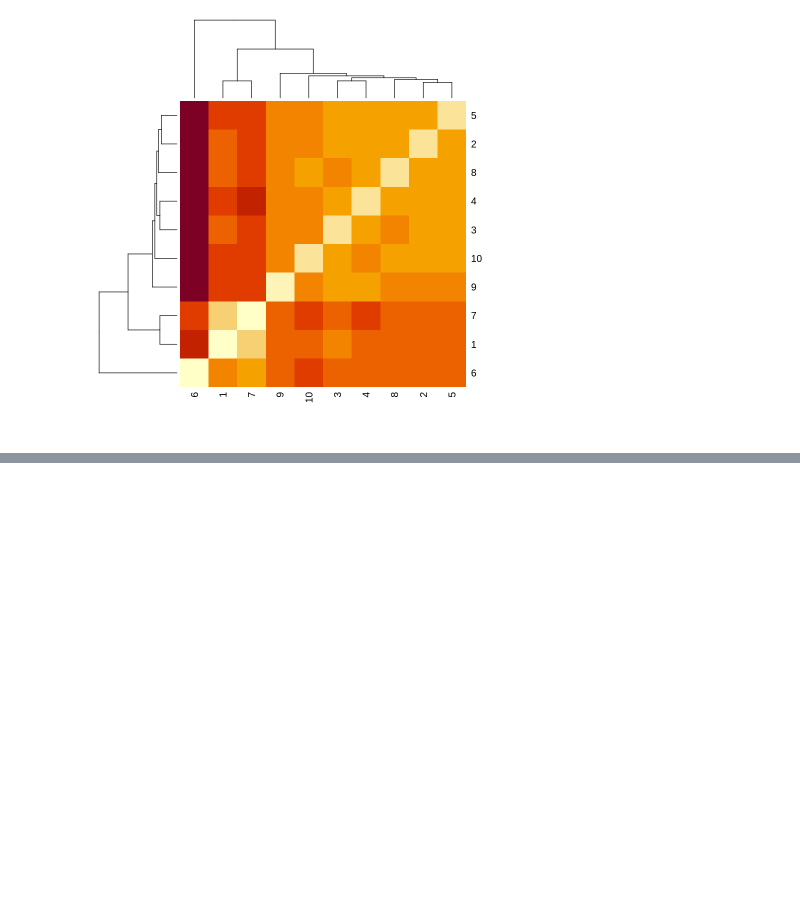
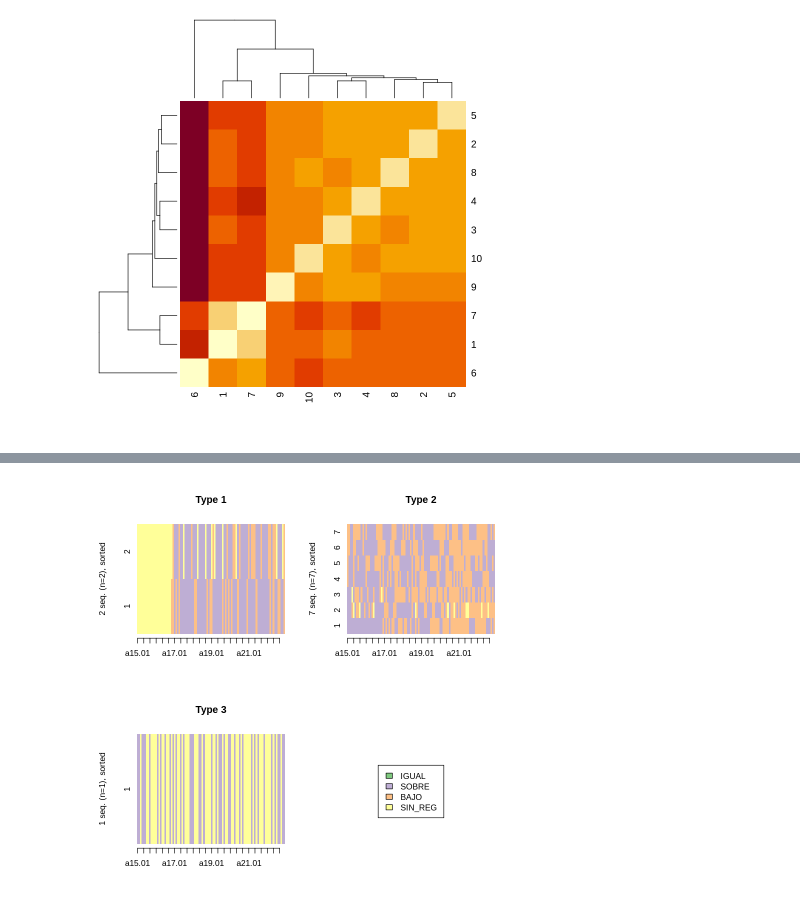
Before and after one commit to RodrigoEduard/TFMviu, a Jupyter notebook: RTraMineR_Norte_Grande.ipynb, the cells around one changed output, grey strips where cells are left out. Drawn from its saved outputs; the diff is of its cells as text; code cells hidden in the pictures; blank space fills up the shorter version.

```diff
--- a/RTraMineR_Norte_Grande.ipynb
+++ b/RTraMineR_Norte_Grande.ipynb
@@ -133,0 +143,4 @@ heatmap(dist.om1)
+# %%
+seqIplot(TRAN.seq, group = cl1.4fac, sortv = "from.start")
+# %% [output]
+[figure, added]
```
Also changed, not shown: parts of 5 cells of this notebook.
